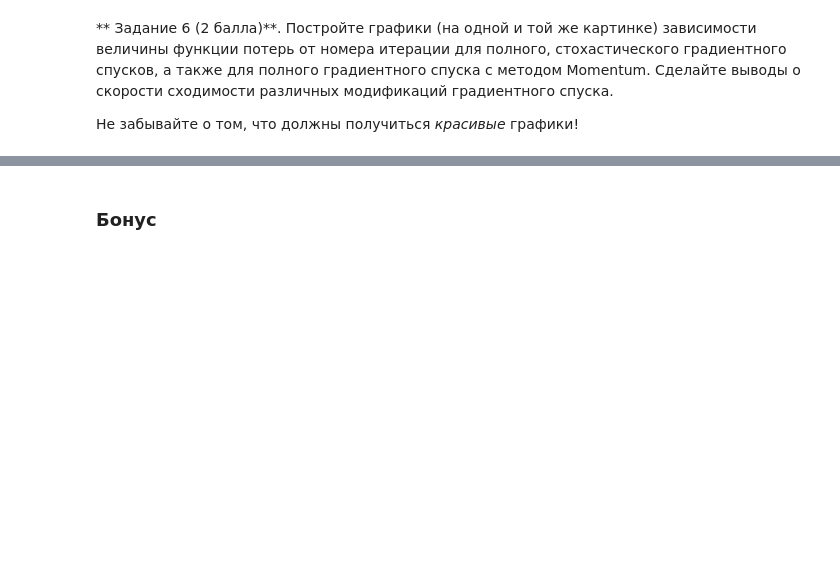
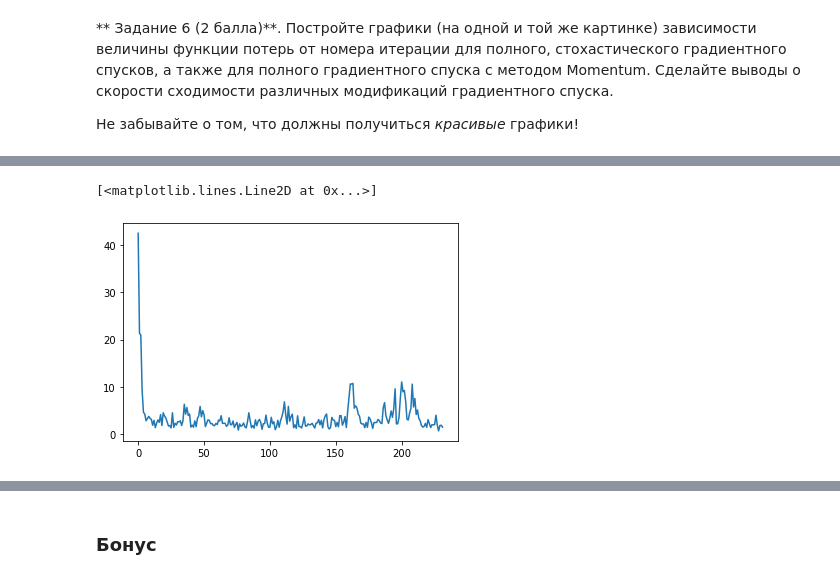
Before and after one commit to PazhiloyMaimalyonok/Sokolov_github_2019fall, a Jupyter notebook: homework-practice-03-Gradient_Descent_by_hand/homework-practice-03-Gradient_Descent_by_hand.ipynb, the cells around one changed output, grey strips where cells are left out. Cells and saved outputs as stored; diff of their text form; code cells hidden in the pictures; blank space fills up the shorter version.

```diff
--- a/homework-practice-03-Gradient_Descent_by_hand/homework-practice-03-Gradient_Descent_by_hand.ipynb
+++ b/homework-practice-03-Gradient_Descent_by_hand/homework-practice-03-Gradient_Descent_by_hand.ipynb
@@ -264,0 +430,8 @@ reg.loss_history
+# %%
+import matplotlib.pyplot as plt
+stochastic = LinearReg(gd_type = 'stochastic', eta = 3.5e-3)
+stochastic.fit(X_train, y_train)
+plt.plot(stochastic.loss_history)
+# %% [output]
+[<matplotlib.lines.Line2D at 0x...>]
+[figure, added]
```
Also changed, not shown: parts of 16 cells of this notebook.
